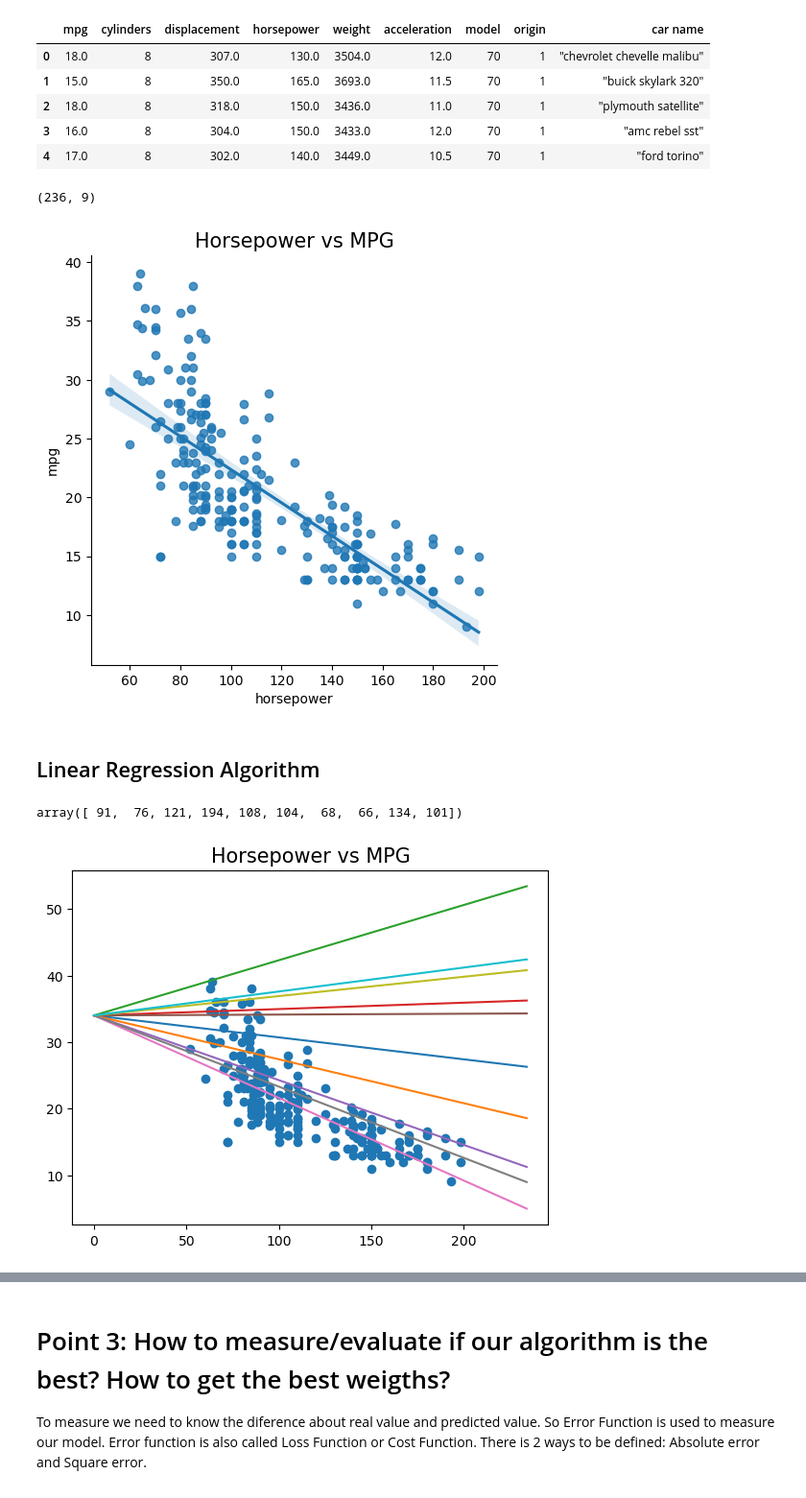
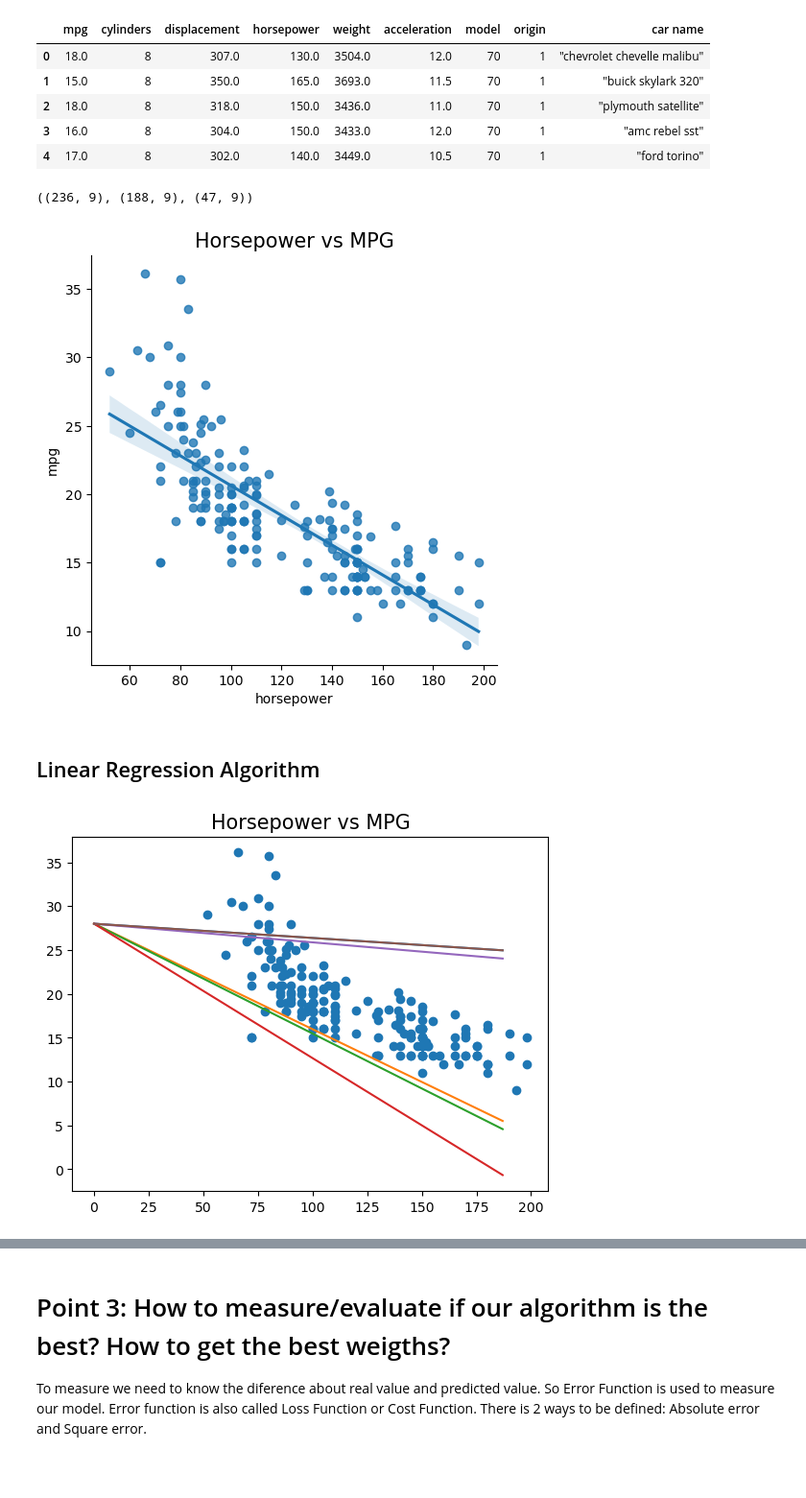
Before and after one commit to yonkeenn/LinearRegression, a Jupyter notebook: Model&Evaluate.ipynb, the cells around one changed output, grey strips where cells are left out. Shown at 96% size. Cells and saved outputs as stored; diff of their text form; code cells hidden in the pictures.

```diff
--- a/Model&Evaluate.ipynb
+++ b/Model&Evaluate.ipynb
@@ -229,16 +229,18 @@ df_line.head()
 | 3 | 16.0 | 8 | 304.0 | 150.0 | 3433.0 | 12.0 | 70 | 1 | "amc rebel sst" |
 | 4 | 17.0 | 8 | 302.0 | 140.0 | 3449.0 | 10.5 | 70 | 1 | "ford torino" |
 # %%
-df_line.shape
+df_line_train = df_line[0:int(235*0.8)]
+df_line_test = df_line[int(235*0.8):-1]
+df_line.shape, df_line_train.shape, df_line_test.shape
 # %% [output]
-(236, 9)
+((236, 9), (188, 9), (47, 9))
 # %%
-plot = sns.lmplot(x = 'horsepower', y = "mpg", data = df_line)
+plot = sns.lmplot(x = 'horsepower', y = "mpg", data = df_line_train)
 #plot = sns.lmplot(x = "mpg", y = i, data = df, hue = 'origin')
 plt.title('Horsepower' + ' vs ' + 'MPG', fontsize = 15)
 plt.show()
 # %% [output]
-[figure, old version]
+[figure, new version]
 # %% [markdown]
 ## Linear Regression Algorithm
 # %%
@@ -293,5 +295,5 @@ def basic_lin_reg_gradient(df, lr=0.01, epochs = 100):
         model.append({'weight': weight, 'bias':bias, 'index':i})
     return model
 # %%
-# We have to try many times to get the most
-model_lr = basic_lin_reg(df_line, lr=0.00001, epochs = 235)
+# Training:
+model_lr = basic_lin_reg(df_line_train, lr=0.001, epochs = len(df_line_train))
@@ -301,15 +300,12 @@ x = [float(i) for i in range(len(model_lr))]
-# %%
-np.random.randint(0,235, 10)
-# %% [output]
-array([ 91,  76, 121, 194, 108, 104,  68,  66, 134, 101])
 # %%
-plt.scatter(df['horsepower'].where(df['origin'] == 1), df['mpg'].where(df['origin'] == 1))
-#for w in range(200,len(model_lr)-30):
+plt.scatter(df_line_train['horsepower'], df_line_train['mpg'])
+x = [float(i) for i in range(len(model_lr))]
+#for w in range(0,len(model_lr)):
 #for w in range(204,205):
-for w in np.random.randint(0,235, 10):
+for w in np.random.randint(0,len(df_line_train), 6):
     y_pred = [model_lr[w]['weight']*i + model_lr[w]['bias'] for i in x]
     plt.plot(x, y_pred)
 plt.title('Horsepower' + ' vs ' + 'MPG', fontsize = 15)
 plt.show()
 # %% [output]
-[figure, old version]
+[figure, new version]
```
Also changed, not shown: parts of 15 cells of this notebook.
